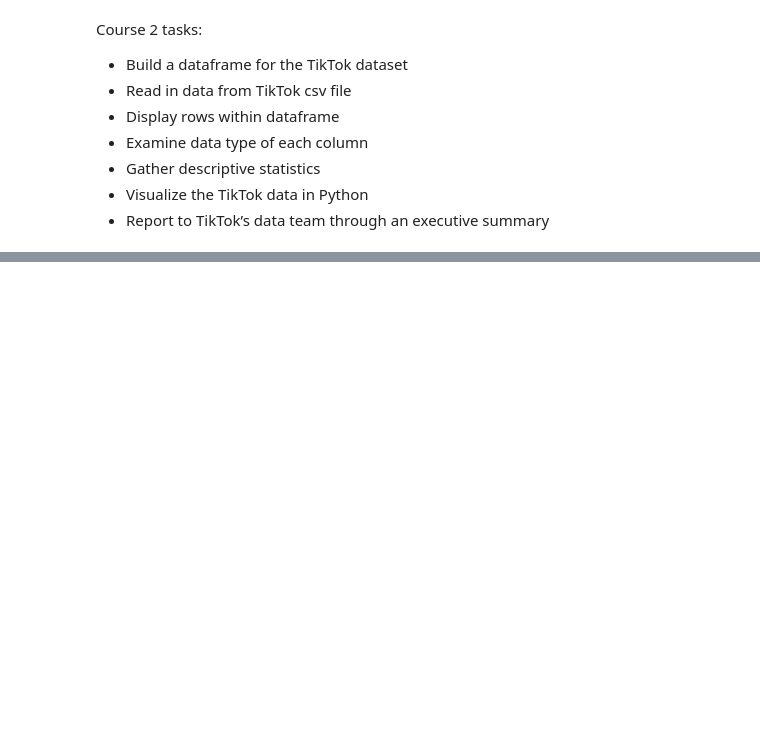
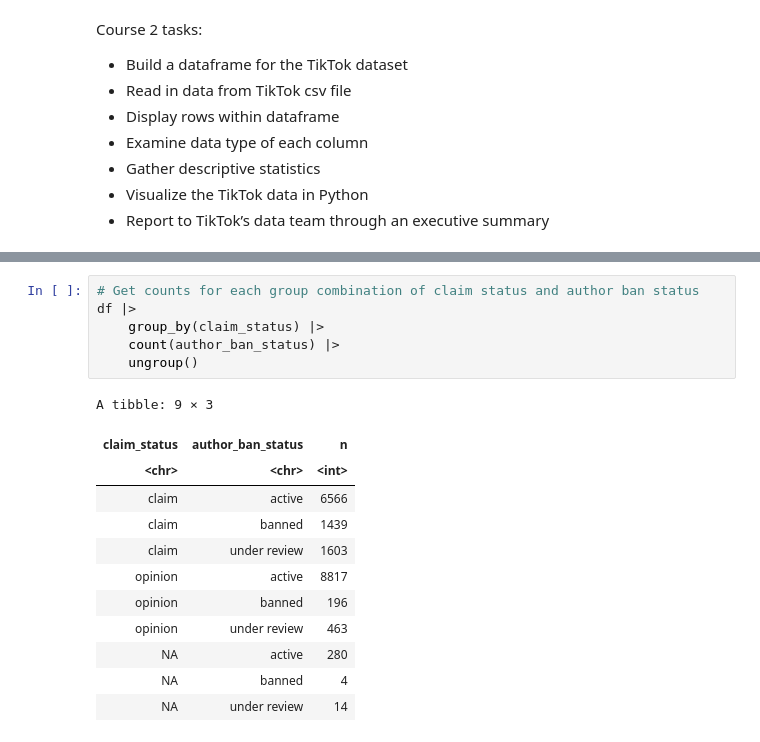
Before and after one commit to tros01/google_advanced_data_analytics, a Jupyter notebook: ga2_tiktok_r.ipynb, the cells around one changed output, grey strips where cells are left out. Saved outputs shown, nothing was run; the diff lists cells and outputs as text; blank space fills up the shorter version.

```diff
--- a/ga2_tiktok_r.ipynb
+++ b/ga2_tiktok_r.ipynb
@@ -36,0 +177,19 @@ dbl (3): #, video_id, video_duration_sec
+# %%
+# Get counts for each group combination of claim status and author ban status
+df |>
+    group_by(claim_status) |>
+    count(author_ban_status) |>
+    ungroup()
+# %% [output]
+A tibble: 9 × 3
+| claim_status | author_ban_status | n |
+| <chr> | <chr> | <int> |
+| claim | active | 6566 |
+| claim | banned | 1439 |
+| claim | under review | 1603 |
+| opinion | active | 8817 |
+| opinion | banned | 196 |
+| opinion | under review | 463 |
+| NA | active | 280 |
+| NA | banned | 4 |
+| NA | under review | 14 |
```
Also changed, not shown: parts of 15 cells of this notebook.
